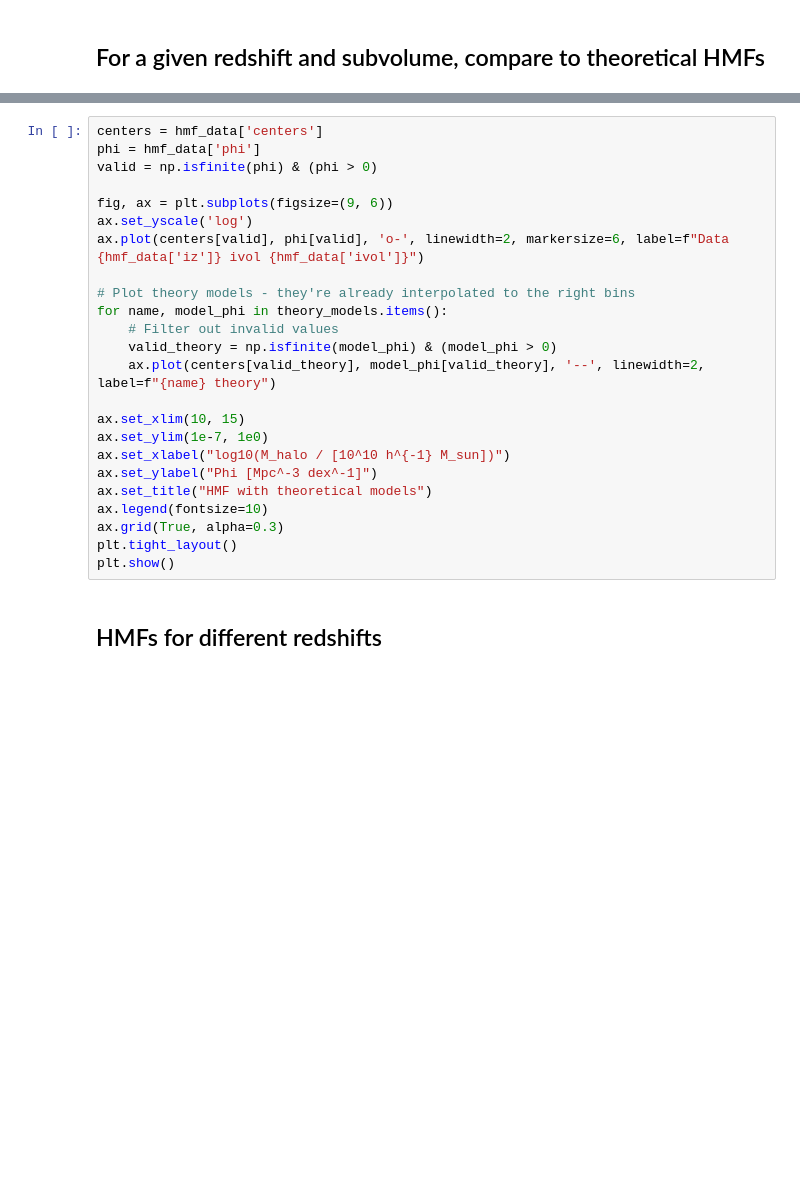
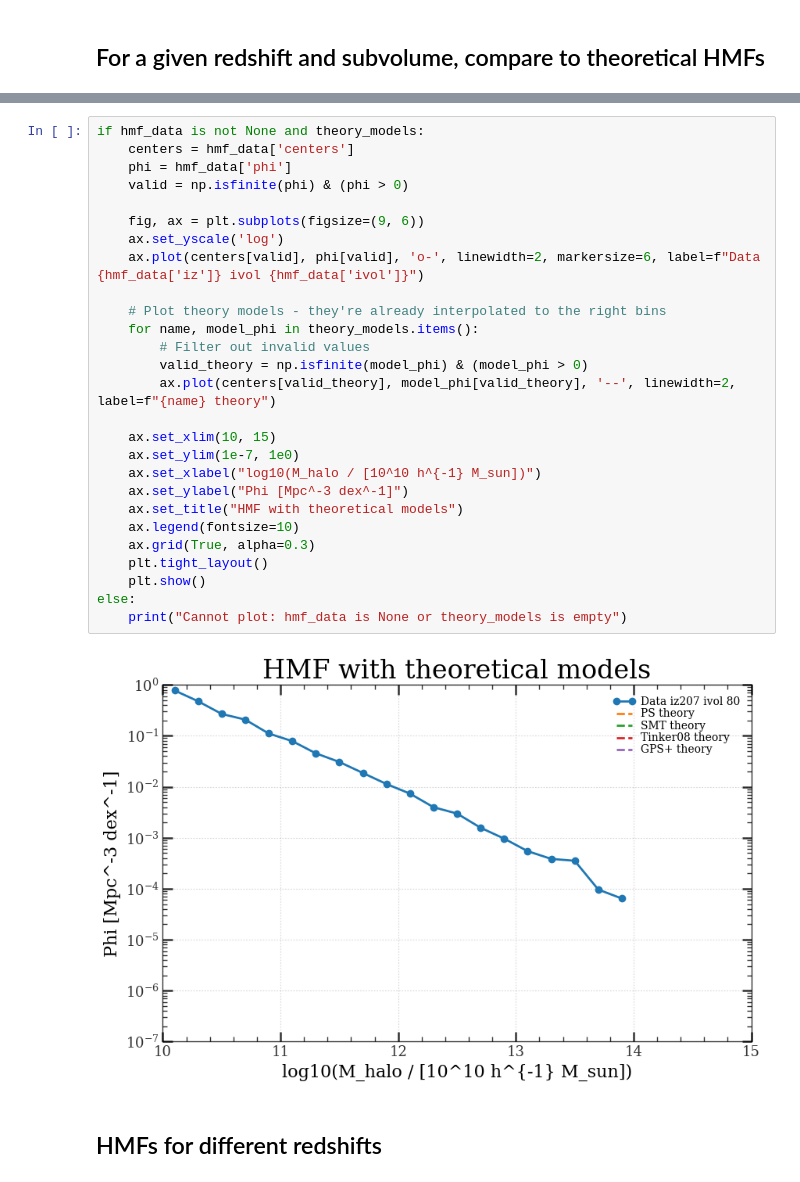
Before and after one commit to OscarHickman/galform_analysis, a Jupyter notebook: examples/mass_functions/hmf.ipynb, the cells around one changed output, grey strips where cells are left out. Drawn from its saved outputs; the diff is of its cells as text; blank space fills up the shorter version.

```diff
--- a/examples/mass_functions/hmf.ipynb
+++ b/examples/mass_functions/hmf.ipynb
@@ -78,27 +101,32 @@ print(f"Loaded HMF for {hmf_data['iz']} (z={hmf_data['z']:.3f}), ivol={hmf_data[
 # %%
-centers = hmf_data['centers']
-phi = hmf_data['phi']
-valid = np.isfinite(phi) & (phi > 0)
+if hmf_data is not None and theory_models:
+    centers = hmf_data['centers']
+    phi = hmf_data['phi']
+    valid = np.isfinite(phi) & (phi > 0)
 
-fig, ax = plt.subplots(figsize=(9, 6))
-ax.set_yscale('log')
-ax.plot(centers[valid], phi[valid], 'o-', linewidth=2, markersize=6, label=f"Data {hmf_data['iz']} ivol {hmf_data['ivol']}")
+    fig, ax = plt.subplots(figsize=(9, 6))
+    ax.set_yscale('log')
+    ax.plot(centers[valid], phi[valid], 'o-', linewidth=2, markersize=6, label=f"Data {hmf_data['iz']} ivol {hmf_data['ivol']}")
 
-# Plot theory models - they're already interpolated to the right bins
-for name, model_phi in theory_models.items():
-    # Filter out invalid values
-    valid_theory = np.isfinite(model_phi) & (model_phi > 0)
-    ax.plot(centers[valid_theory], model_phi[valid_theory], '--', linewidth=2, label=f"{name} theory")
+    # Plot theory models - they're already interpolated to the right bins
+    for name, model_phi in theory_models.items():
+        # Filter out invalid values
+        valid_theory = np.isfinite(model_phi) & (model_phi > 0)
+        ax.plot(centers[valid_theory], model_phi[valid_theory], '--', linewidth=2, label=f"{name} theory")
 
-ax.set_xlim(10, 15)
-ax.set_ylim(1e-7, 1e0)
-ax.set_xlabel("log10(M_halo / [10^10 h^{-1} M_sun])")
-ax.set_ylabel("Phi [Mpc^-3 dex^-1]")
-ax.set_title("HMF with theoretical models")
-ax.legend(fontsize=10)
-ax.grid(True, alpha=0.3)
-plt.tight_layout()
-plt.show()
+    ax.set_xlim(10, 15)
+    ax.set_ylim(1e-7, 1e0)
+    ax.set_xlabel("log10(M_halo / [10^10 h^{-1} M_sun])")
+    ax.set_ylabel("Phi [Mpc^-3 dex^-1]")
+    ax.set_title("HMF with theoretical models")
+    ax.legend(fontsize=10)
+    ax.grid(True, alpha=0.3)
+    plt.tight_layout()
+    plt.show()
+else:
+    print("Cannot plot: hmf_data is None or theory_models is empty")
+# %% [output]
+[figure, added]
 # %% [markdown]
 ## HMFs for different redshifts
 # %%
```
Also changed, not shown: parts of 8 cells of this notebook, 6 other files.
